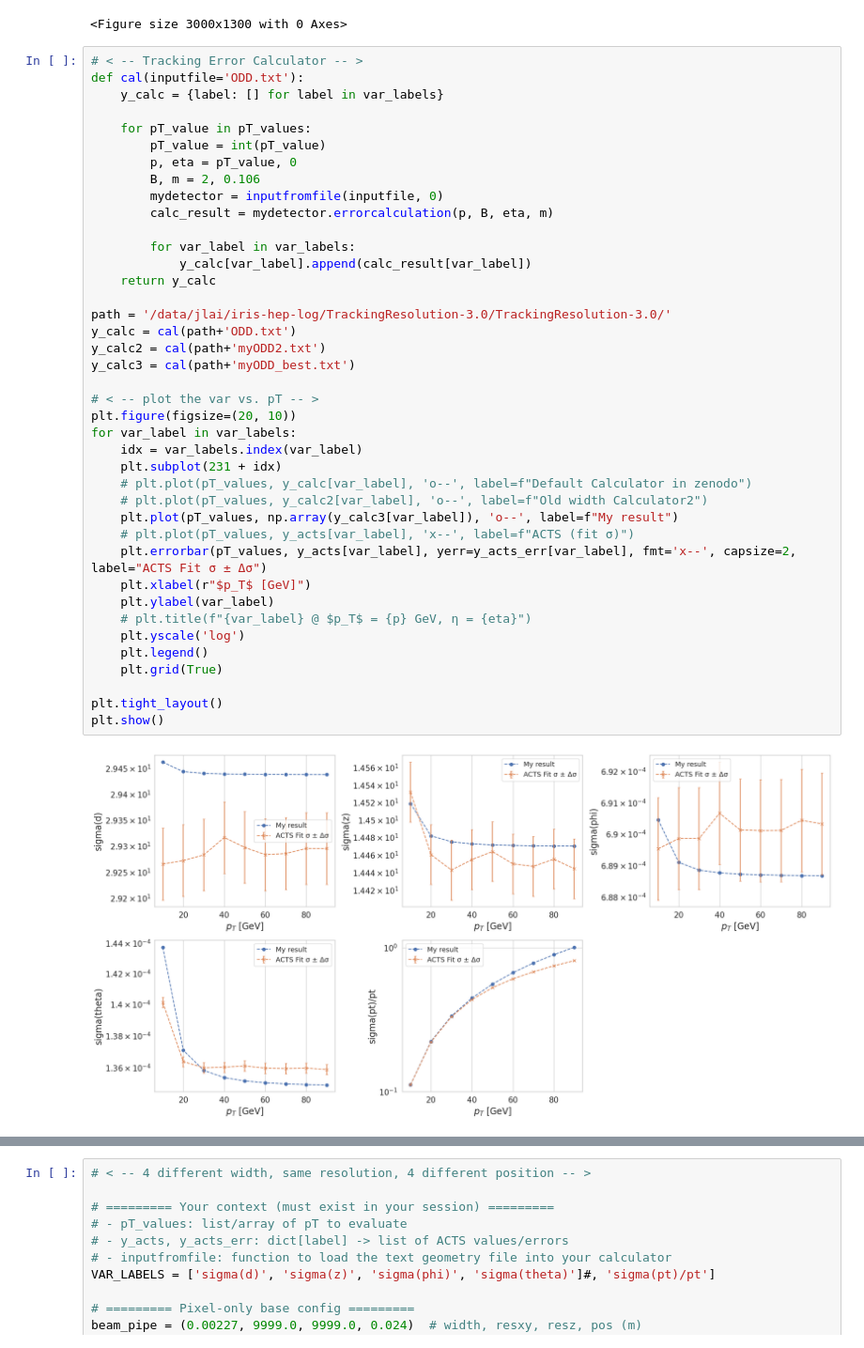
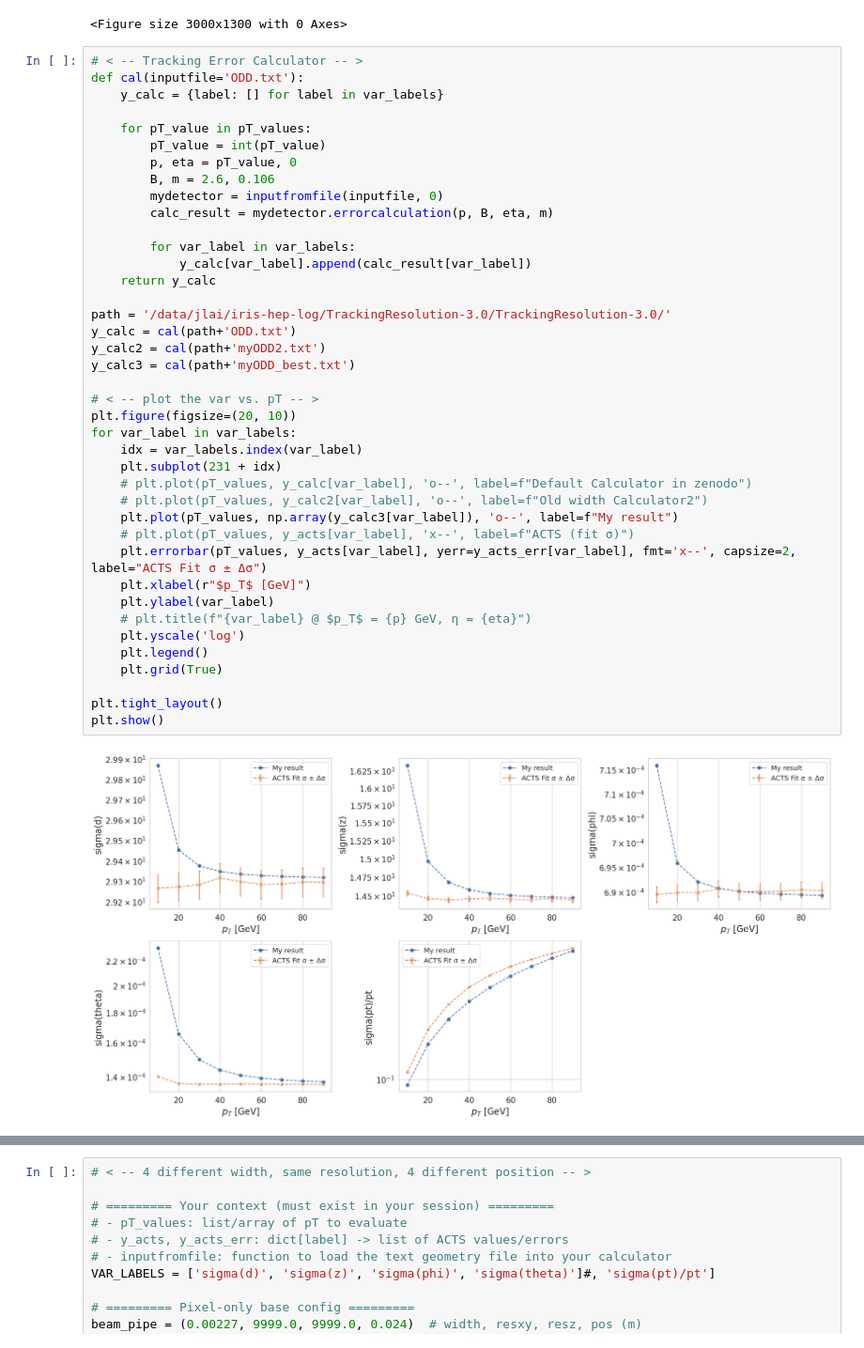
Before and after one commit to dlai211/iris-hep-log, a Jupyter notebook: code/pixel_nointer.ipynb, the cells around one changed output, grey strips where cells are left out. Shown: that part at 94% size. Drawn from its saved outputs; the diff is of its cells as text.

```diff
--- a/code/pixel_nointer.ipynb
+++ b/code/pixel_nointer.ipynb
@@ -248,40 +248,40 @@ def cal(inputfile='ODD.txt'):
     for pT_value in pT_values:
         pT_value = int(pT_value)
         p, eta = pT_value, 0
-        B, m = 2, 0.106
+        B, m = 2.6, 0.106
         mydetector = inputfromfile(inputfile, 0)
         calc_result = mydetector.errorcalculation(p, B, eta, m)
 
         for var_label in var_labels:
             y_calc[var_label].append(calc_result[var_label])
     return y_calc
 
 path = '/data/jlai/iris-hep-log/TrackingResolution-3.0/TrackingResolution-3.0/'
 y_calc = cal(path+'ODD.txt')
 y_calc2 = cal(path+'myODD2.txt')
 y_calc3 = cal(path+'myODD_best.txt')
 
 # < -- plot the var vs. pT -- >
 plt.figure(figsize=(20, 10))
 for var_label in var_labels:
     idx = var_labels.index(var_label)
     plt.subplot(231 + idx)
     # plt.plot(pT_values, y_calc[var_label], 'o--', label=f"Default Calculator in zenodo")
     # plt.plot(pT_values, y_calc2[var_label], 'o--', label=f"Old width Calculator2")
     plt.plot(pT_values, np.array(y_calc3[var_label]), 'o--', label=f"My result")
     # plt.plot(pT_values, y_acts[var_label], 'x--', label=f"ACTS (fit σ)")
     plt.errorbar(pT_values, y_acts[var_label], yerr=y_acts_err[var_label], fmt='x--', capsize=2, label="ACTS Fit σ ± Δσ")
     plt.xlabel(r"$p_T$ [GeV]")
     plt.ylabel(var_label)
     # plt.title(f"{var_label} @ $p_T$ = {p} GeV, η = {eta}")
     plt.yscale('log')
     plt.legend()
     plt.grid(True)
 
 plt.tight_layout()
 plt.show()
 # %% [output]
-[figure, old version]
+[figure, new version]
 # %%
 
 # ========= Your context (must exist in your session) =========
```
Also changed, not shown: parts of 1 cell of this notebook, 19 other files.
